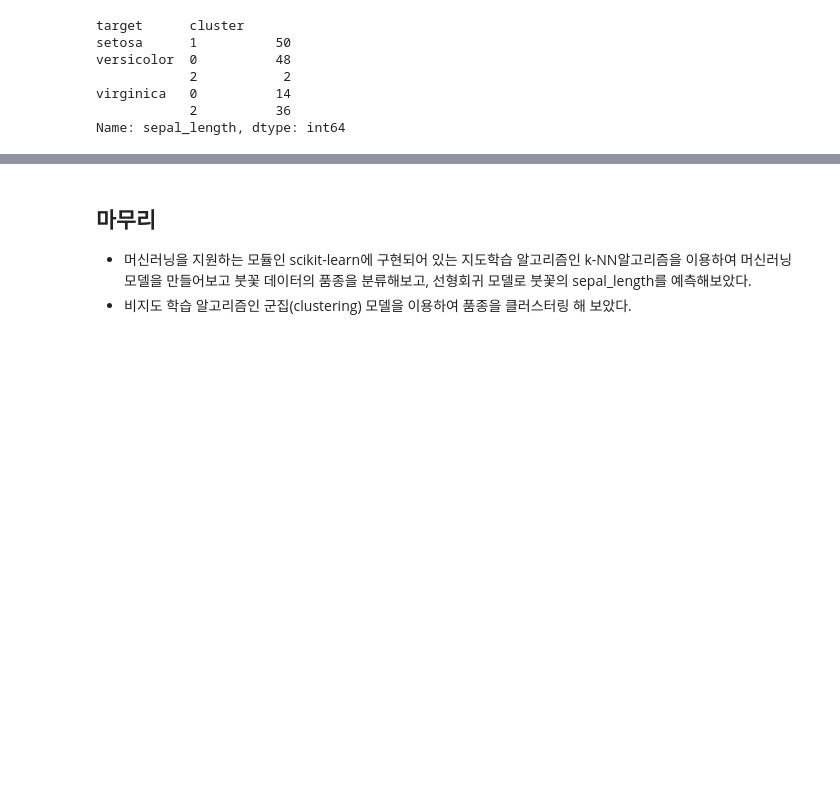
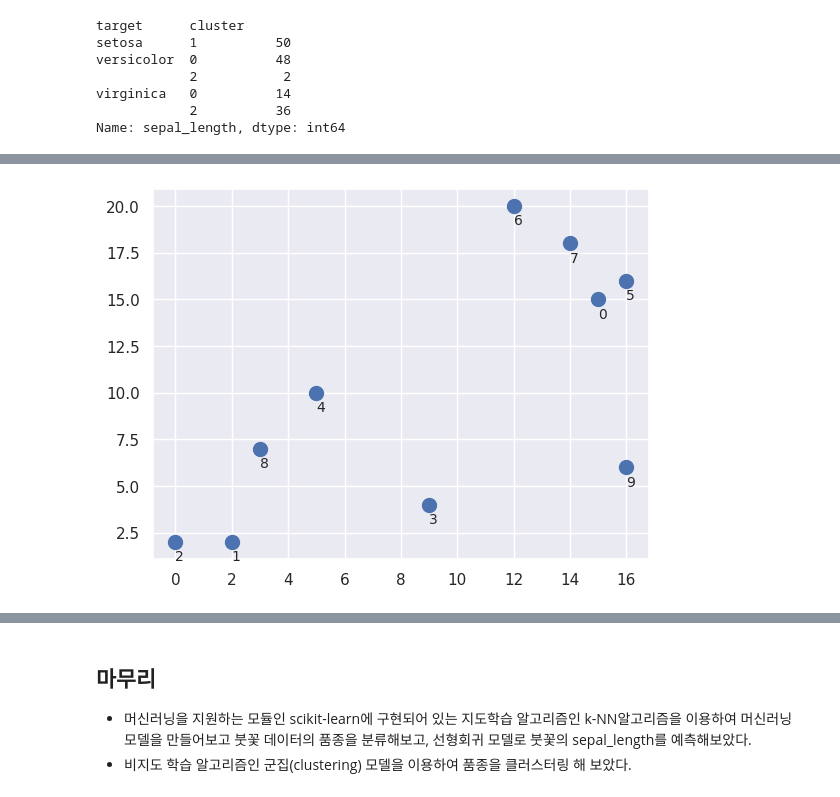
Before and after one commit to HaesunByun/AISW, a Jupyter notebook: _sources/A_chapter12.ipynb, the cells around one changed output, grey strips where cells are left out. Cells and saved outputs as stored; diff of their text form; code cells hidden in the pictures; blank space fills up the shorter version.

```diff
--- a/_sources/A_chapter12.ipynb
+++ b/_sources/A_chapter12.ipynb
@@ -426,0 +454,2 @@ Name: sepal_length, dtype: int64
+# %%
+x=np.random.randint(0,21,(10,2)) #2차원 평면에 임의 점 10개
@@ -426,0 +469,10 @@ Name: sepal_length, dtype: int64
+# %%
+import matplotlib.pyplot as plt
+import seaborn
+seaborn.set() #plot 스타일링 설정
+plt.scatter(x[:,0], x[:, 1],s=100)
+for i in range(10):
+    plt.text(x[i,0], x[i, 1]-1, i, size=10)
+plt.show()
+# %% [output]
+[figure, added]
```
Also changed, not shown: parts of 35 cells of this notebook.
